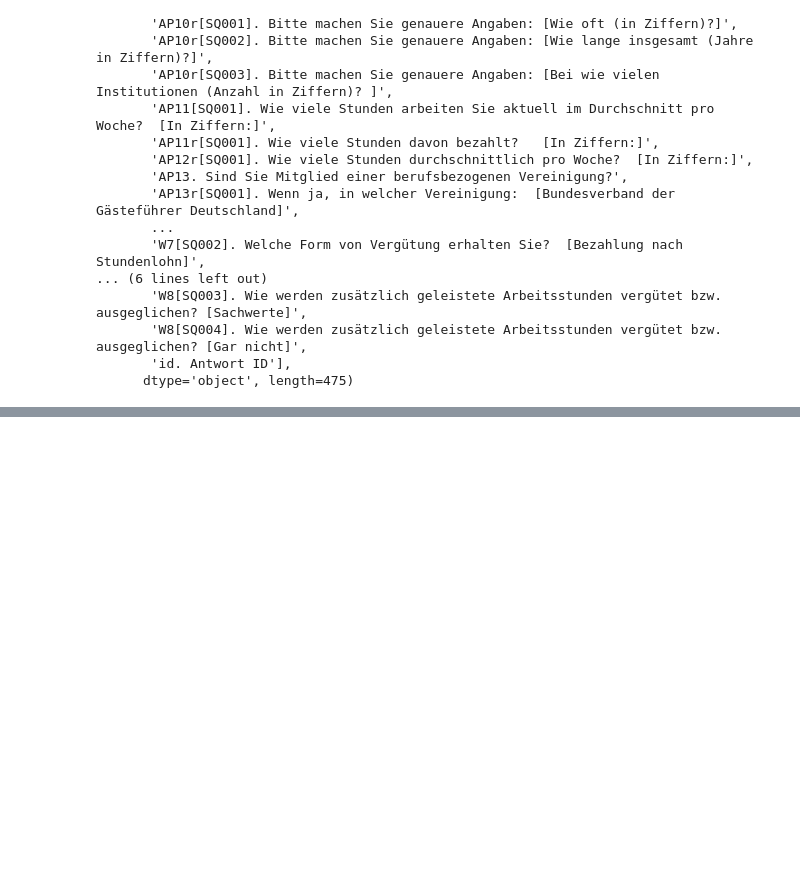
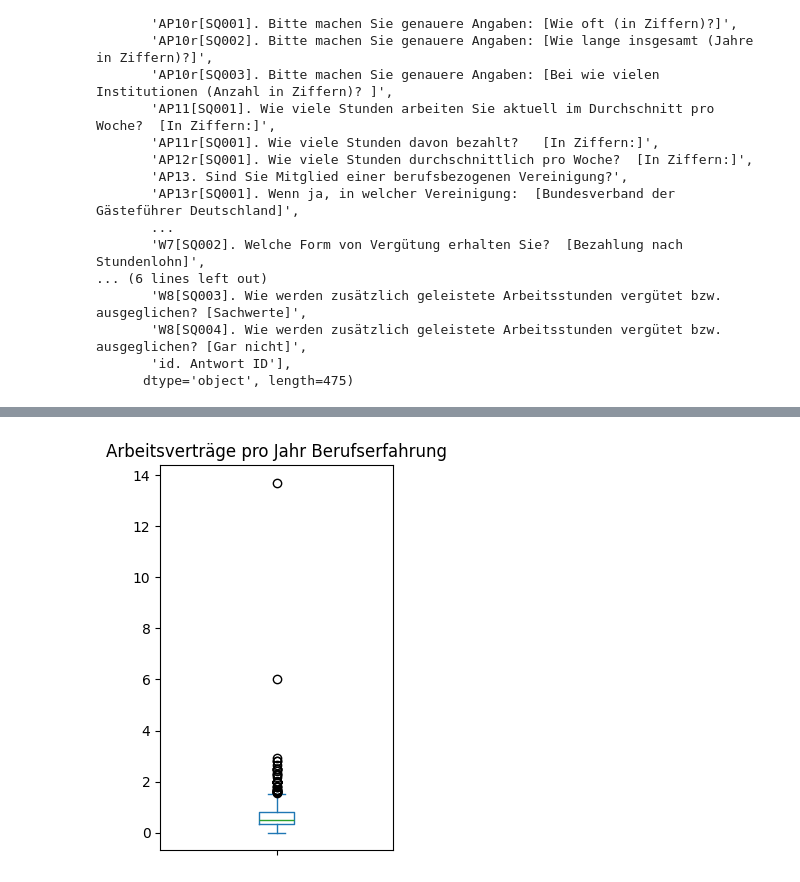
Before and after one commit to michaelgerloff/Survey_working_conditions_art_history, a Jupyter notebook: notebooks/01_Data_Exploration.ipynb, the cells around one changed output, grey strips where cells are left out. Saved outputs shown, nothing was run; the diff lists cells and outputs as text; code cells hidden in the pictures; blank space fills up the shorter version.

```diff
--- a/notebooks/01_Data_Exploration.ipynb
+++ b/notebooks/01_Data_Exploration.ipynb
@@ -457,0 +678,9 @@ NameError: name 'df_numerical' is not defined
+# %%
+contracts_experience = df_numerical['AP5r[SQ001]. Bitte machen Sie folgende Angaben:\xa0 [Wie viele Arbeitsverträge hatten Sie insgesamt in Ihrem bisherigen beruflichen Leben inne? (in Ziffern)?]'] / df_numerical['AP5r[SQ002]. Bitte machen Sie folgende Angaben:\xa0 [In wie vielen Berufsjahren insgesamt (Jahre in Ziffern)? ]']
+# %%
+plt.figure(figsize=(3, 5))  # Adjust the figure size as needed
+contracts_experience.plot(kind='box')
+plt.title(f'Arbeitsverträge pro Jahr Berufserfahrung')
+plt.show()
+# %% [output]
+[figure, added]
```
Also changed, not shown: parts of 36 cells of this notebook.
